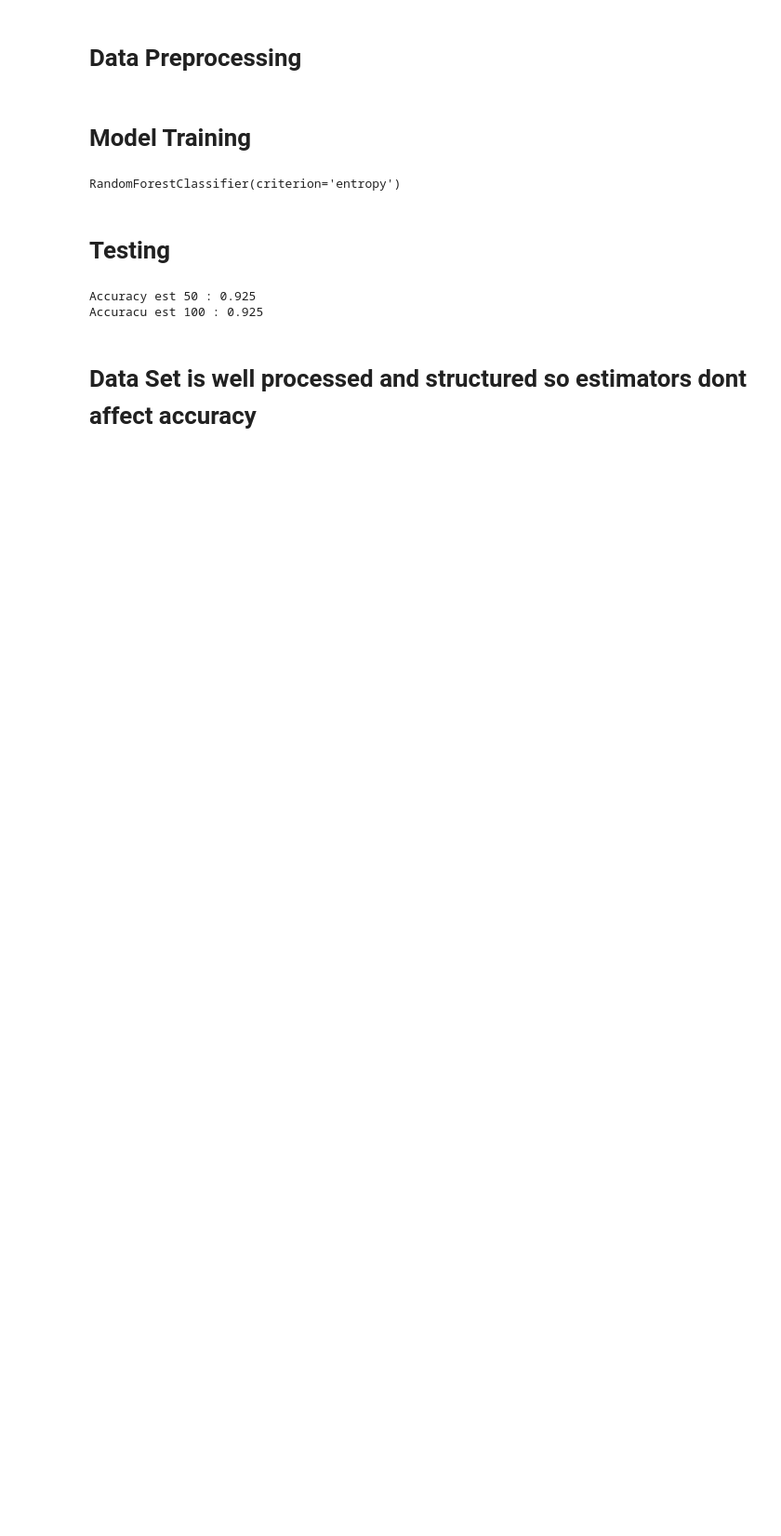
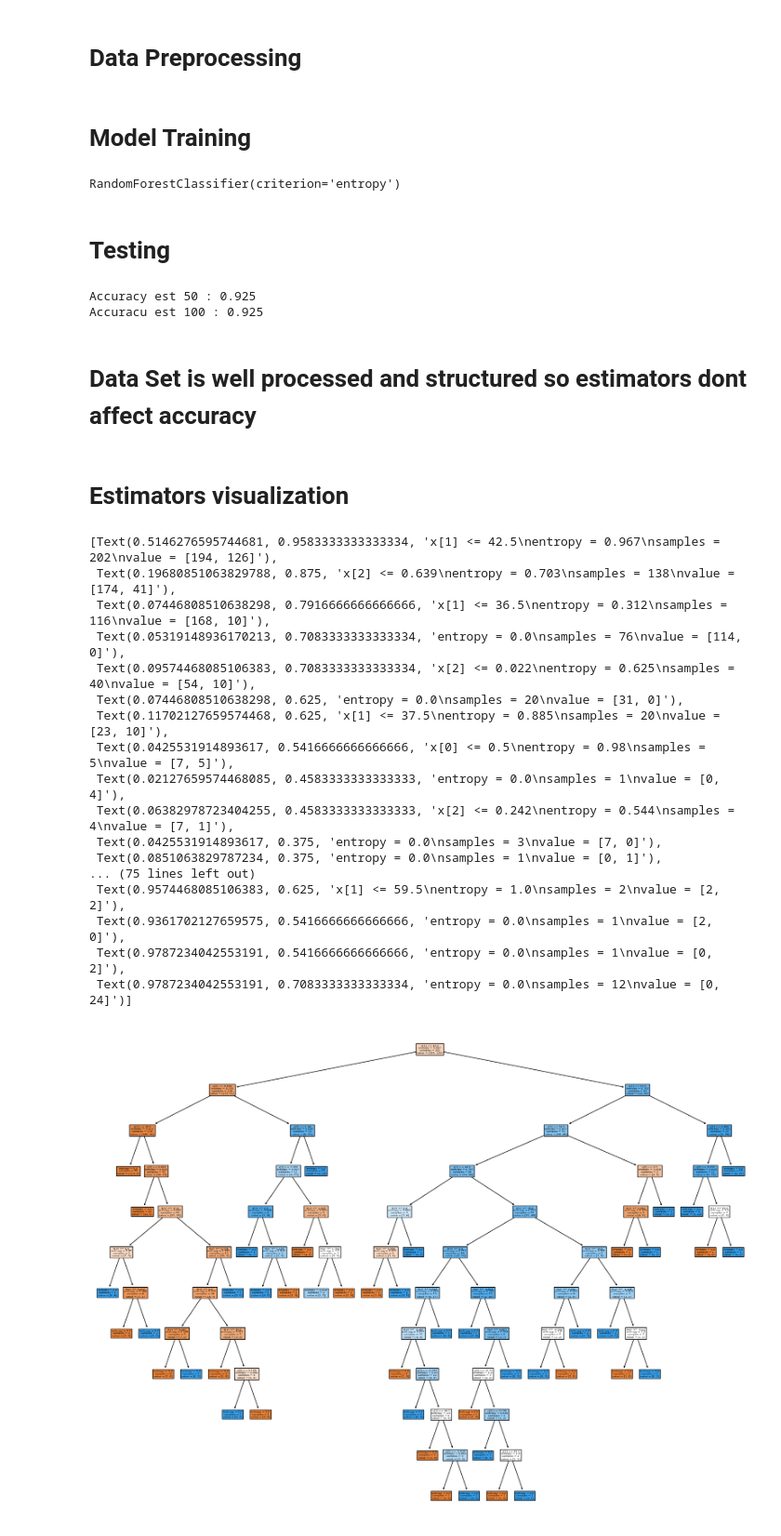
Before and after one commit to AlinawazHusain/Machine_Learning_collection, a Jupyter notebook: Scikit-Learn/SupervisedLearning/Classification/randomForestClassifier.ipynb, the cells around one changed output. Shown at 93% size. Cells and saved outputs as stored; diff of their text form; code cells hidden in the pictures; blank space fills up the shorter version.

Commit message:
visulaisation of tree added

```diff
--- a/Scikit-Learn/SupervisedLearning/Classification/randomForestClassifier.ipynb
+++ b/Scikit-Learn/SupervisedLearning/Classification/randomForestClassifier.ipynb
@@ -74,3 +76,27 @@ Accuracy est 50 : 0.925
 Accuracu est 100 : 0.925
 # %% [markdown]
 # Data Set is well processed and structured so estimators dont affect accuracy
+# %% [markdown]
+# Estimators visualization
+# %%
+plt.figure(figsize=(20,15))
+plot_tree(model_estimator_100.estimators_[0] , filled = True )
+# %% [output]
+[Text(0.5146276595744681, 0.9583333333333334, 'x[1] <= 42.5\nentropy = 0.967\nsamples = 202\nvalue = [194, 126]'),
+ Text(0.19680851063829788, 0.875, 'x[2] <= 0.639\nentropy = 0.703\nsamples = 138\nvalue = [174, 41]'),
+ Text(0.07446808510638298, 0.7916666666666666, 'x[1] <= 36.5\nentropy = 0.312\nsamples = 116\nvalue = [168, 10]'),
+ Text(0.05319148936170213, 0.7083333333333334, 'entropy = 0.0\nsamples = 76\nvalue = [114, 0]'),
+ Text(0.09574468085106383, 0.7083333333333334, 'x[2] <= 0.022\nentropy = 0.625\nsamples = 40\nvalue = [54, 10]'),
+ Text(0.07446808510638298, 0.625, 'entropy = 0.0\nsamples = 20\nvalue = [31, 0]'),
+ Text(0.11702127659574468, 0.625, 'x[1] <= 37.5\nentropy = 0.885\nsamples = 20\nvalue = [23, 10]'),
+ Text(0.0425531914893617, 0.5416666666666666, 'x[0] <= 0.5\nentropy = 0.98\nsamples = 5\nvalue = [7, 5]'),
+ Text(0.02127659574468085, 0.4583333333333333, 'entropy = 0.0\nsamples = 1\nvalue = [0, 4]'),
+ Text(0.06382978723404255, 0.4583333333333333, 'x[2] <= 0.242\nentropy = 0.544\nsamples = 4\nvalue = [7, 1]'),
+ Text(0.0425531914893617, 0.375, 'entropy = 0.0\nsamples = 3\nvalue = [7, 0]'),
+ Text(0.0851063829787234, 0.375, 'entropy = 0.0\nsamples = 1\nvalue = [0, 1]'),
+... (75 lines left out)
+ Text(0.9574468085106383, 0.625, 'x[1] <= 59.5\nentropy = 1.0\nsamples = 2\nvalue = [2, 2]'),
+ Text(0.9361702127659575, 0.5416666666666666, 'entropy = 0.0\nsamples = 1\nvalue = [2, 0]'),
+ Text(0.9787234042553191, 0.5416666666666666, 'entropy = 0.0\nsamples = 1\nvalue = [0, 2]'),
+ Text(0.9787234042553191, 0.7083333333333334, 'entropy = 0.0\nsamples = 12\nvalue = [0, 24]')]
+[figure, added]
```
Also changed, not shown: parts of 1 cell of this notebook.
